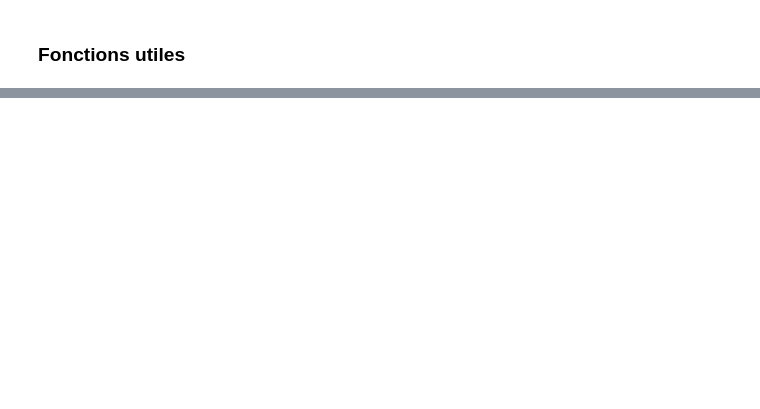
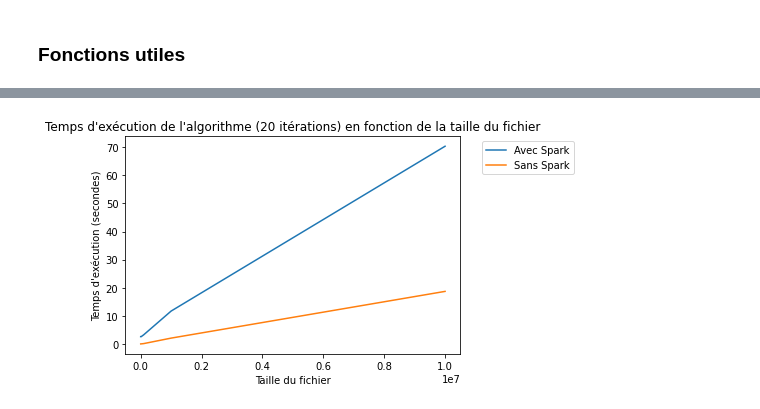
Before and after one commit to ARKEnsae/Pagerank_pyspark, a Jupyter notebook: DocPageRank.ipynb, the cells around one changed output, grey strips where cells are left out. Cells and saved outputs as stored; diff of their text form; code cells hidden in the pictures; blank space fills up the shorter version.

```diff
--- a/DocPageRank.ipynb
+++ b/DocPageRank.ipynb
@@ -403,0 +448,8 @@ http://www.bibmath.net/dico/index.php?action=affiche&quoi=./p/perron-frobenius.h
+# %%
+nbs_lignes=[1000,10000,100000,1000000,10000000]
+with_spark_list, without_spark_list = creer_donnees_graphique_timer_lignes(
+    nbs_lignes,
+    nb_iter=20)
+creer_graphique_timer(nbs_lignes,with_spark_list,without_spark_list,nb_iter=20)
+# %% [output]
+[figure, added]
```
Also changed, not shown: parts of 61 cells of this notebook, 7 other files.
